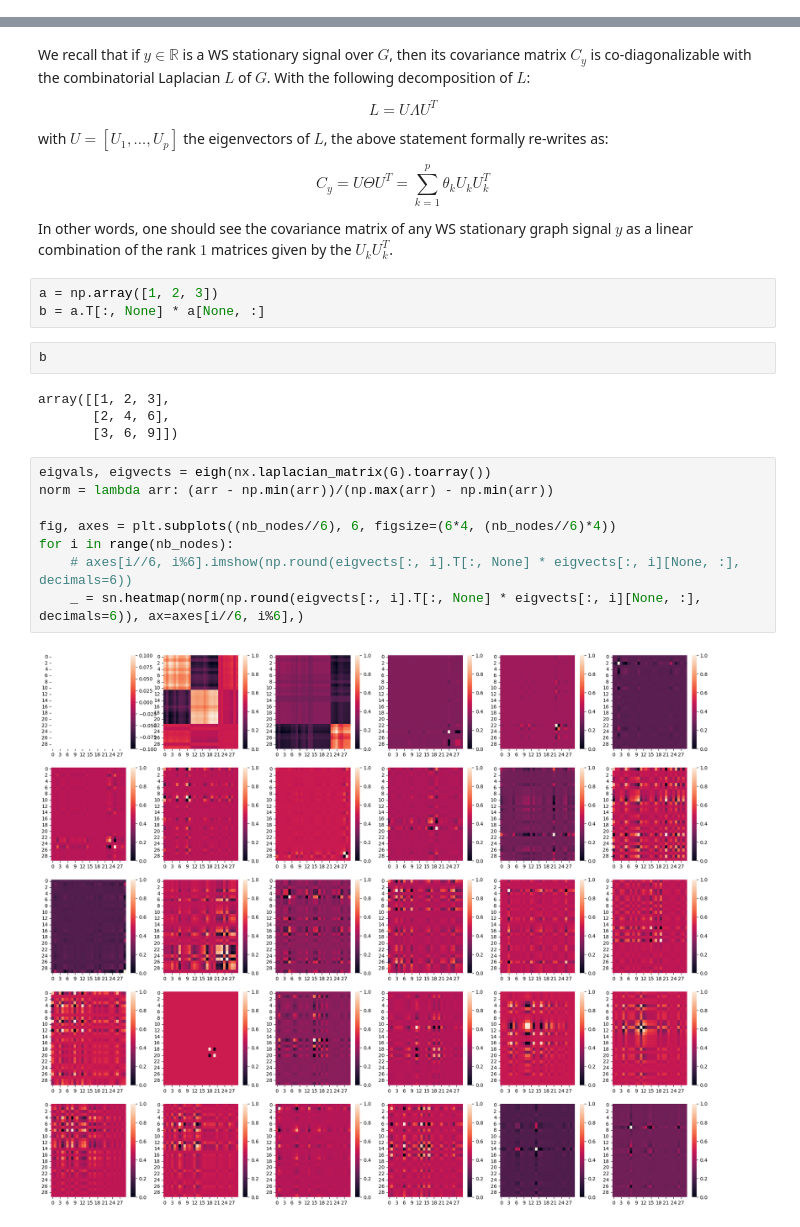
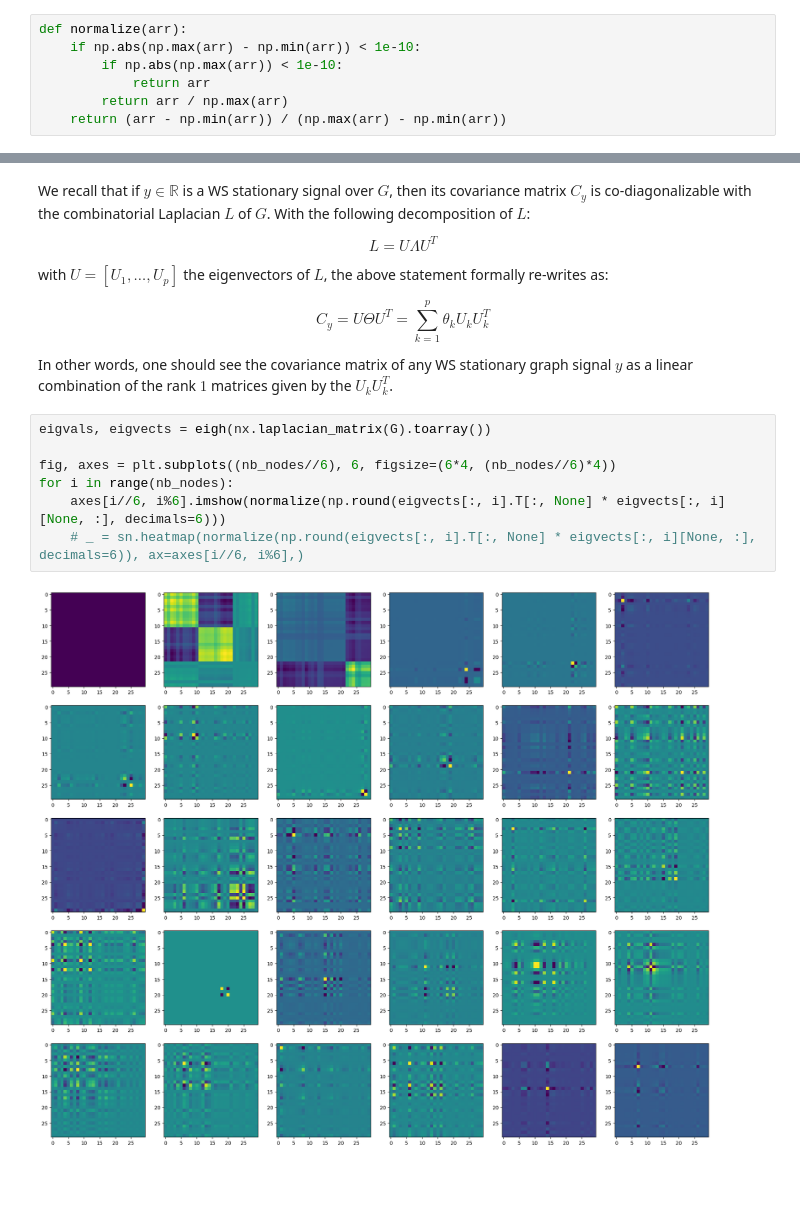
Before and after one commit to evenmatencio/graph-signals-change-point-detection, a Jupyter notebook: graph_stationarity.ipynb, the cells around one changed output, grey strips where cells are left out. Drawn from its saved outputs; the diff is of its cells as text; blank space fills up the shorter version.

```diff
--- a/graph_stationarity.ipynb
+++ b/graph_stationarity.ipynb
@@ -9,6 +9,13 @@ import numpy as np
 import seaborn as sn
 
 from scipy.linalg import eigh
+# %%
+def normalize(arr):
+    if np.abs(np.max(arr) - np.min(arr)) < 1e-10:
+        if np.abs(np.max(arr)) < 1e-10:
+            return arr
+        return arr / np.max(arr)
+    return (arr - np.min(arr)) / (np.max(arr) - np.min(arr))
 # %% [markdown]
 ### Synthetic data
 # %%
@@ -70,22 +77,12 @@ with $U = [U_1, \ldots, U_p]$ the eigenvectors of $L$, the above statement forma
 $$ C_y =  U \Theta U^T =  \sum_{k=1}^p \theta_k U_k U_k^T $$
 
 In other words, one should see the covariance matrix of any WS stationary graph signal $y$ as a linear combination of the rank $1$ matrices given by the $U_k U_k^T$.
-# %%
-a = np.array([1, 2, 3])
-b = a.T[:, None] * a[None, :]
-# %%
-b
-# %% [output]
-array([[1, 2, 3],
-       [2, 4, 6],
-       [3, 6, 9]])
 # %%
 eigvals, eigvects = eigh(nx.laplacian_matrix(G).toarray())
-norm = lambda arr: (arr - np.min(arr))/(np.max(arr) - np.min(arr))
 
 fig, axes = plt.subplots((nb_nodes//6), 6, figsize=(6*4, (nb_nodes//6)*4))
 for i in range(nb_nodes):
-    # axes[i//6, i%6].imshow(np.round(eigvects[:, i].T[:, None] * eigvects[:, i][None, :], decimals=6))
-    _ = sn.heatmap(norm(np.round(eigvects[:, i].T[:, None] * eigvects[:, i][None, :], decimals=6)), ax=axes[i//6, i%6],)
+    axes[i//6, i%6].imshow(normalize(np.round(eigvects[:, i].T[:, None] * eigvects[:, i][None, :], decimals=6)))
+    # _ = sn.heatmap(normalize(np.round(eigvects[:, i].T[:, None] * eigvects[:, i][None, :], decimals=6)), ax=axes[i//6, i%6],)
 # %% [output]
-[figure, old version]
+[figure, new version]
```
Also changed, not shown: parts of 4 cells of this notebook.
